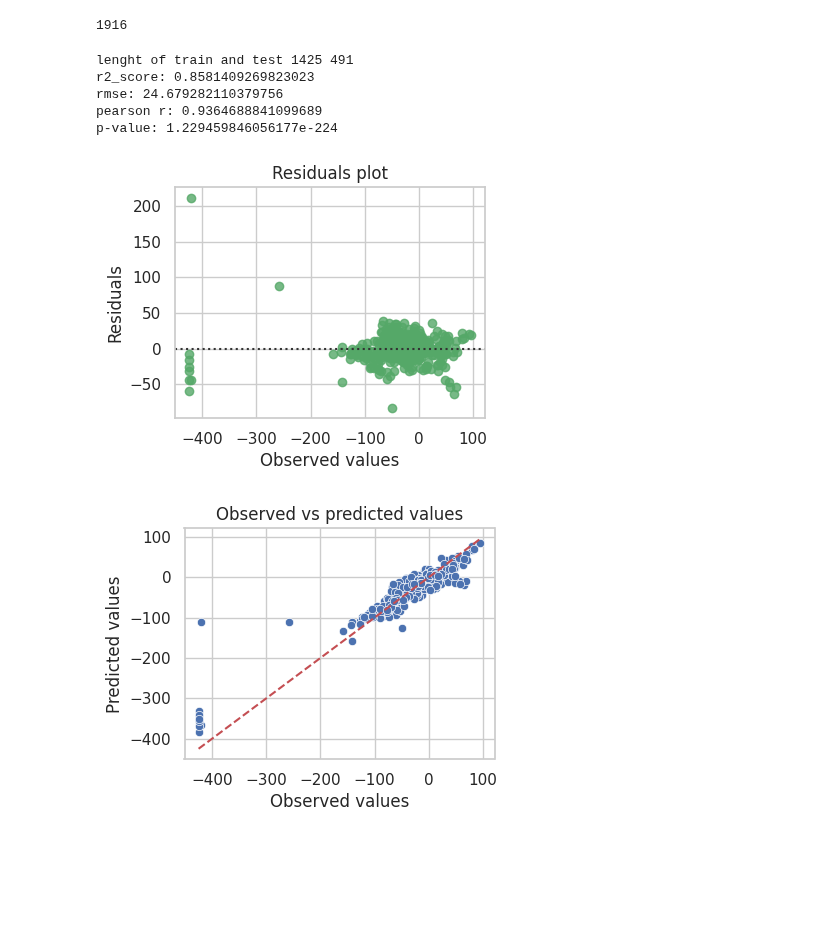
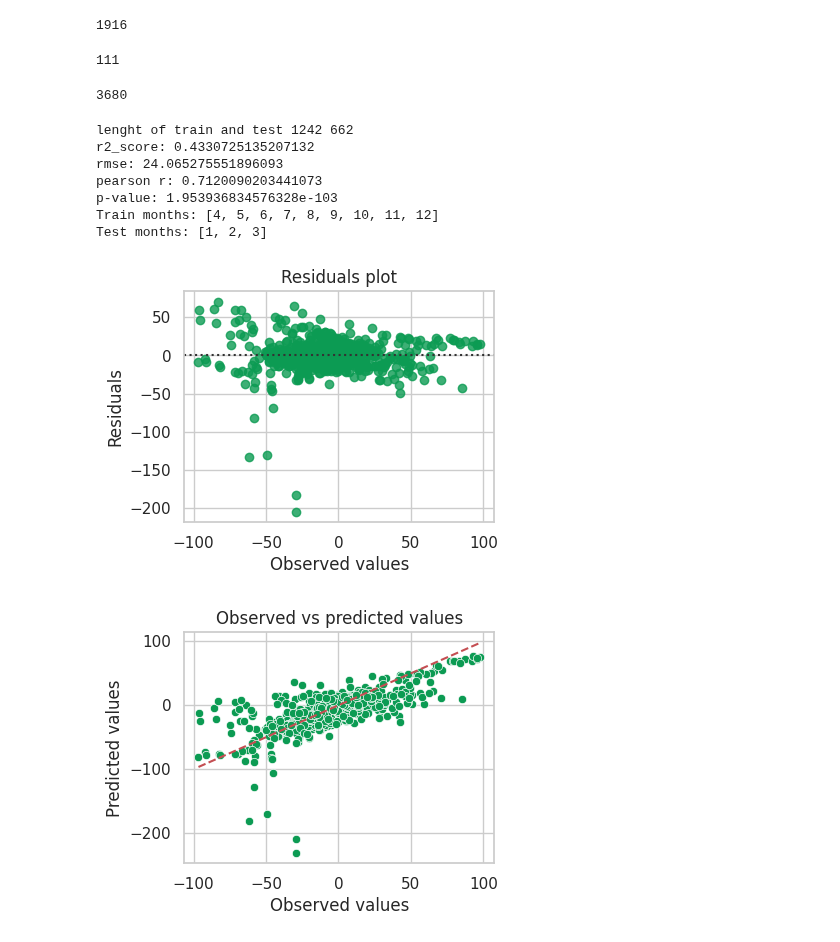
Before and after one commit to dfguerrerom/gwl-modeling, a Jupyter notebook: 3_1_cross_validation_interpretation.ipynb, the cells around one changed output. Cells and saved outputs as stored; diff of their text form; code cells hidden in the pictures; blank space fills up the shorter version.

```diff
--- a/3_1_cross_validation_interpretation.ipynb
+++ b/3_1_cross_validation_interpretation.ipynb
@@ -165,48 +151,61 @@ bad_stations = ['batok1','batok2','brg11','brg13','brg16','BRG_620309_01','BRG_6
 # %%
 df = pd.read_csv("data/9_clean_training_data/all_training_data_with_extra_and_locations_and_precipSum.csv", parse_dates=["date"])
 assert len(df) == 32783, "The length of the dataframe is not correct"
-df = df[(~df.id.isin(bad_stations)) & (df.phu_id.isin(best_phus))]
-print(len(df))
-
-data = df.copy()
+data = df[(~df.id.isin(bad_stations)) & (df.phu_id.isin(best_phus))].copy()
+print(len(data))
 # %% [output]
 1916
+# %%
+data.id.nunique()
+# %% [output]
+111
+# %%
+23*4*4*10
+# %% [output]
+3680
 # %%
+test_months = [1,2,3]
+train_months = [m for m in range(1,13) if m not in test_months]
 
-train_data = data[data["date"].dt.month.isin([1,2,4,5,7,8,10,11,12])]
-test_data = data[data["date"].dt.month.isin([3,6,9,])]
+train_data = data[data["date"].dt.month.isin(train_months)]
+test_data = data[(data["date"].dt.month.isin(test_months)) & (data.gwl_cm>-150)]
 
 X_train, X_test = train_data[explain_vars], test_data[explain_vars]
 y_train, y_test = train_data["gwl_cm"], test_data["gwl_cm"]
 
 print("lenght of train and test", len(X_train), len(X_test))
 
 ####################### TRAIN
 
 regr = get_random_forest()
 
 regr.fit(X_train, y_train)
 y_pred_test = regr.predict(X_test)
 
 r, p = pearsonr(y_test, y_pred_test)
 r2_score_val = r2_score(y_test, y_pred_test)
 rmse = np.sqrt(mean_squared_error(y_test, y_pred_test))
 
 # print all the metrics
 print(f"r2_score: {r2_score_val}")
 print(f"rmse: {rmse}")
 print(f"pearson r: {r}")
 print(f"p-value: {p}")
 
-plot_observed_vs_predicted(y_test, y_pred_test, "Observed vs Predicted GWL")
+# print train and test months
+print(f"Train months: {train_months}")
+print(f"Test months: {test_months}")
+plot_observed_vs_predicted(y_test, y_pred_test, color = 1)
 # %% [output]
-lenght of train and test 1425 491
-r2_score: 0.8581409269823023
-rmse: 24.679282110379756
-pearson r: 0.9364688841099689
-p-value: 1.229459846056177e-224
+lenght of train and test 1242 662
+r2_score: 0.4330725135207132
+rmse: 24.065275551896093
+pearson r: 0.7120090203441073
+p-value: 1.953936834576328e-103
+Train months: [4, 5, 6, 7, 8, 9, 10, 11, 12]
+Test months: [1, 2, 3]
-[figure, old version]
+[figure, new version]
-[figure, old version]
+[figure, new version]
 # %%
 # df.loc[df.id == "brg11", "gwl_cm"] = df[df.id == "brg11"]["gwl_cm"]/10
 # %%
```
Also changed, not shown: parts of 8 cells of this notebook, 14 other files.
